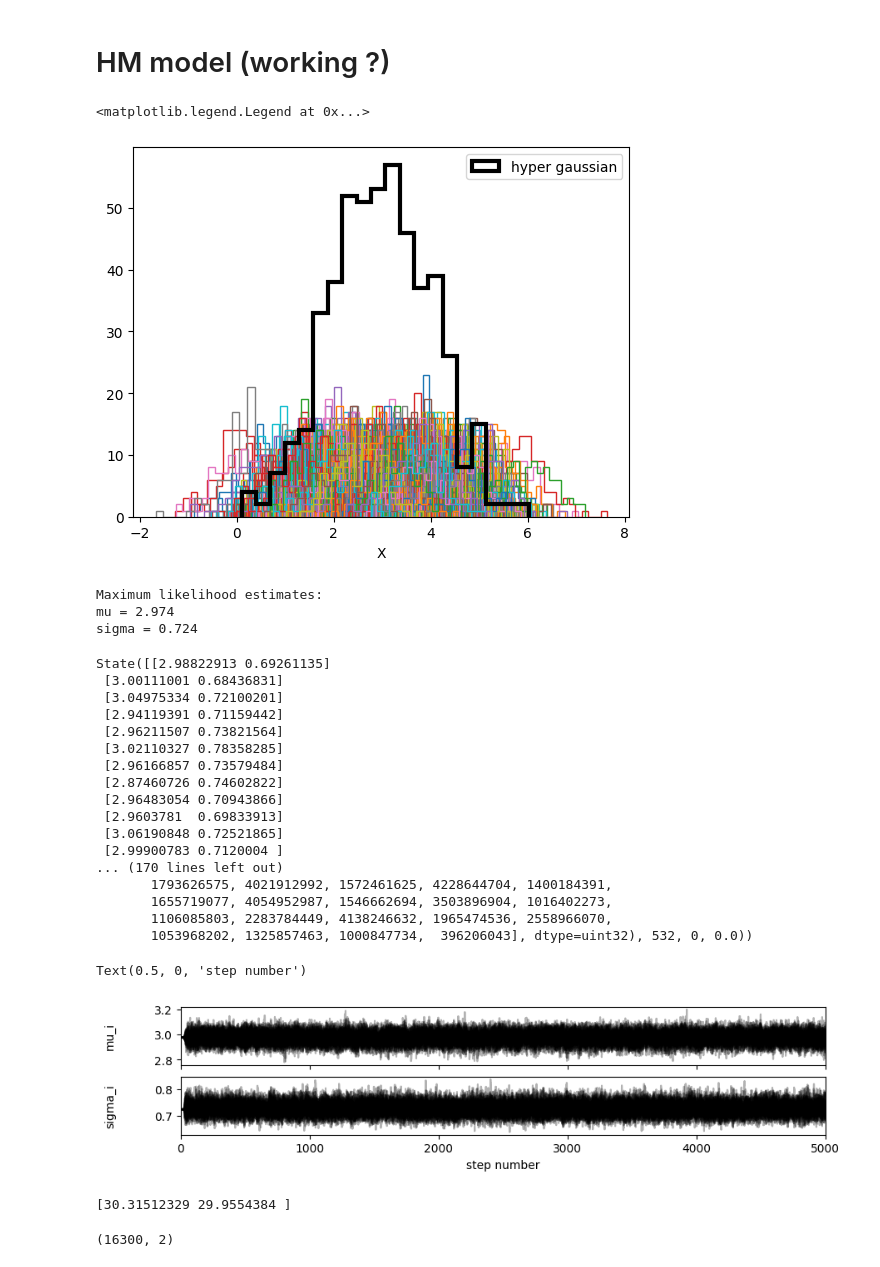
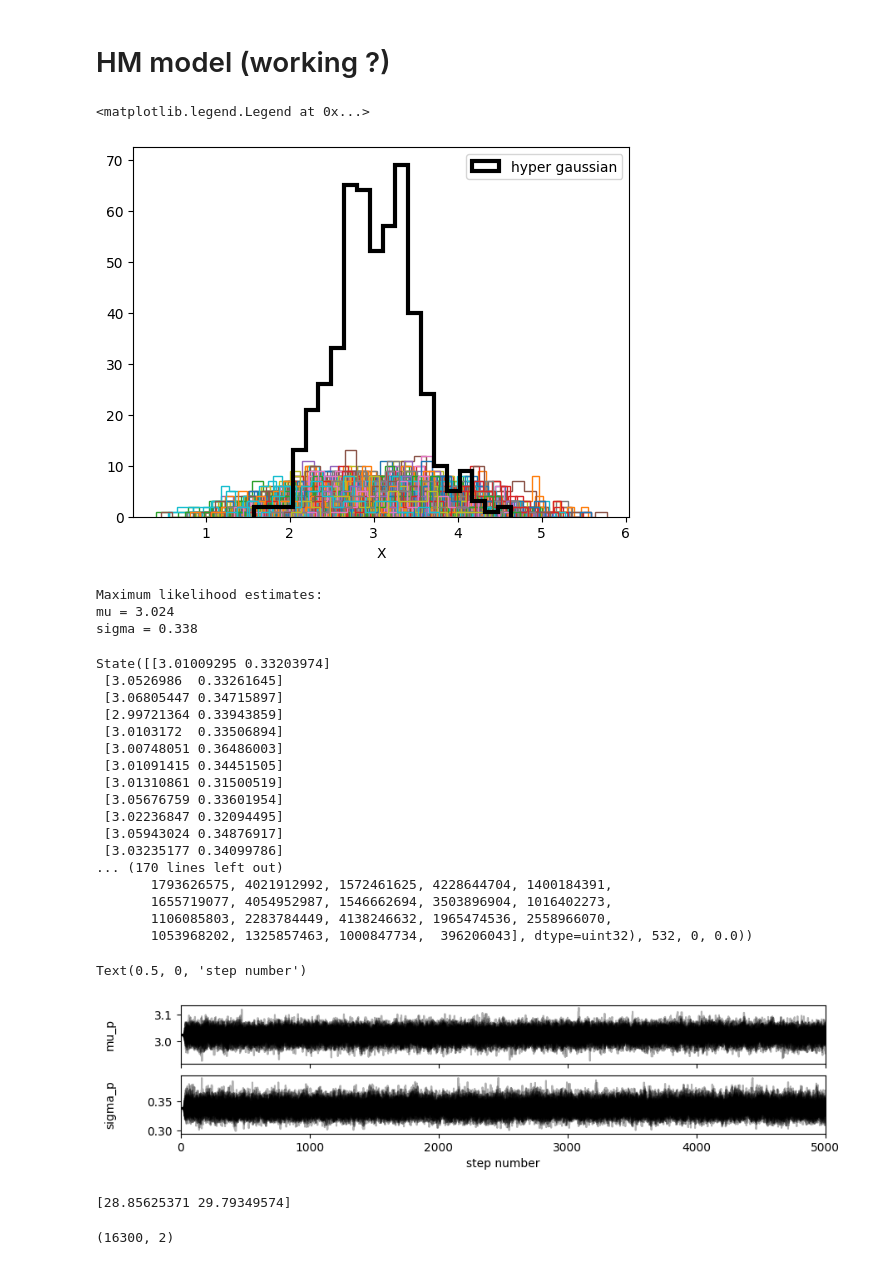
Before and after one commit to SSingh087/test-hierarchical-model, a Jupyter notebook: test-toy-HM/EMCEE tests/test-emcee-working-models.ipynb, the cells around one changed output. Saved outputs shown, nothing was run; the diff lists cells and outputs as text; code cells hidden in the pictures.

```diff
--- a/test-toy-HM/EMCEE tests/test-emcee-working-models.ipynb
+++ b/test-toy-HM/EMCEE tests/test-emcee-working-models.ipynb
@@ -7,32 +7,32 @@ import matplotlib.pyplot as plt
 # %%
 def generate_data(mean, scale, size):
     """
     Function to generate a Gaussian distribution with specified mean, scale and size.
     """
     return np.random.normal(loc=mean, scale=scale, size=size)
 
 # True parameters for the parent + child Gaussian distribution
 
 true_parent_mean = 3.0 # hyperparameter
-true_parent_scale = 1 # hyperparameter
+true_parent_scale = .5 # hyperparameter
 true_child_scale = 0.5
 
 N_obs = 500
-size_child = 100
+size_child = 50
 
 # Hypothesis for parent gaussian
 parent_gaussian = generate_data(true_parent_mean, true_parent_scale, size=N_obs)
 
 child_gaussian = np.random.normal(loc=parent_gaussian[:, np.newaxis], scale=true_child_scale, size=(N_obs, size_child))
 
 for i in range(N_obs):
     plt.hist(child_gaussian[i], fill=False, histtype='step', bins=20)
 plt.hist(parent_gaussian, fill=False, histtype='step', color='black',linewidth=3, label='hyper gaussian', bins=20)
 plt.xlabel("X")
 plt.legend()
 # %% [output]
 <matplotlib.legend.Legend at 0x...>
-[figure, old version]
+[figure, new version]
 # %%
 def log_likelihood(params):
     parent_mean, parent_scale = params
@@ -57,8 +57,8 @@ print("mu = {0:.3f}".format(mu_ml))
 print("sigma = {0:.3f}".format(sigma_ml))
 # %% [output]
 Maximum likelihood estimates:
-mu = 2.974
-sigma = 0.724
+mu = 3.024
+sigma = 0.338
 # %%
 def log_prior(params):
     parent_mean, parent_scale = params
@@ -84,18 +84,18 @@ sampler = emcee.EnsembleSampler(
 )
 sampler.run_mcmc(pos, 5000, progress=True)
 # %% [output]
-State([[2.98822913 0.69261135]
- [3.00111001 0.68436831]
- [3.04975334 0.72100201]
- [2.94119391 0.71159442]
- [2.96211507 0.73821564]
- [3.02110327 0.78358285]
- [2.96166857 0.73579484]
- [2.87460726 0.74602822]
- [2.96483054 0.70943866]
- [2.9603781  0.69833913]
- [3.06190848 0.72521865]
- [2.99900783 0.7120004 ]
+State([[3.01009295 0.33203974]
+ [3.0526986  0.33261645]
+ [3.06805447 0.34715897]
+ [2.99721364 0.33943859]
+ [3.0103172  0.33506894]
+ [3.00748051 0.36486003]
+ [3.01091415 0.34451505]
+ [3.01310861 0.31500519]
+ [3.05676759 0.33601954]
+ [3.02236847 0.32094495]
+ [3.05943024 0.34876917]
+ [3.03235177 0.34099786]
 ... (170 lines left out)
        1793626575, 4021912992, 1572461625, 4228644704, 1400184391,
        1655719077, 4054952987, 1546662694, 3503896904, 1016402273,
@@ -104,7 +104,7 @@ State([[2.98822913 0.69261135]
 # %%
 fig, axes = plt.subplots(2, figsize=(10, 2), sharex=True)
 samples = sampler.get_chain()
-labels = ["mu_i", "sigma_i"]
+labels = ["mu_p", "sigma_p"]
 for i in range(ndim):
     ax = axes[i]
     ax.plot(samples[:, :, i], "k", alpha=0.3)
@@ -115,12 +115,12 @@ for i in range(ndim):
 axes[-1].set_xlabel("step number")
 # %% [output]
 Text(0.5, 0, 'step number')
-[figure, old version]
+[figure, new version]
 # %%
 tau = sampler.get_autocorr_time()
 print(tau)
 # %% [output]
-[30.31512329 29.9554384 ]
+[28.85625371 29.79349574]
 # %%
 flat_samples = sampler.get_chain(discard=100, thin=15, flat=True)
 print(flat_samples.shape)
```
Also changed, not shown: parts of 4 cells of this notebook.
